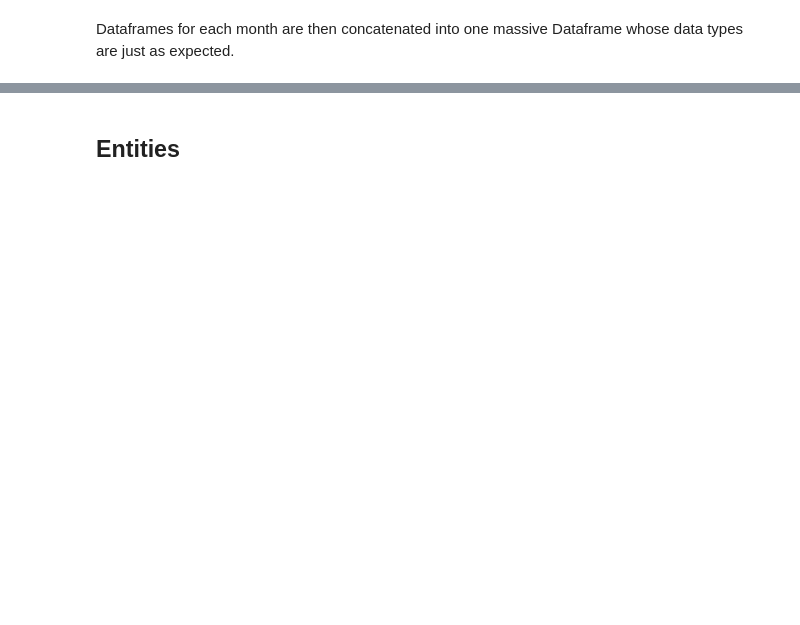
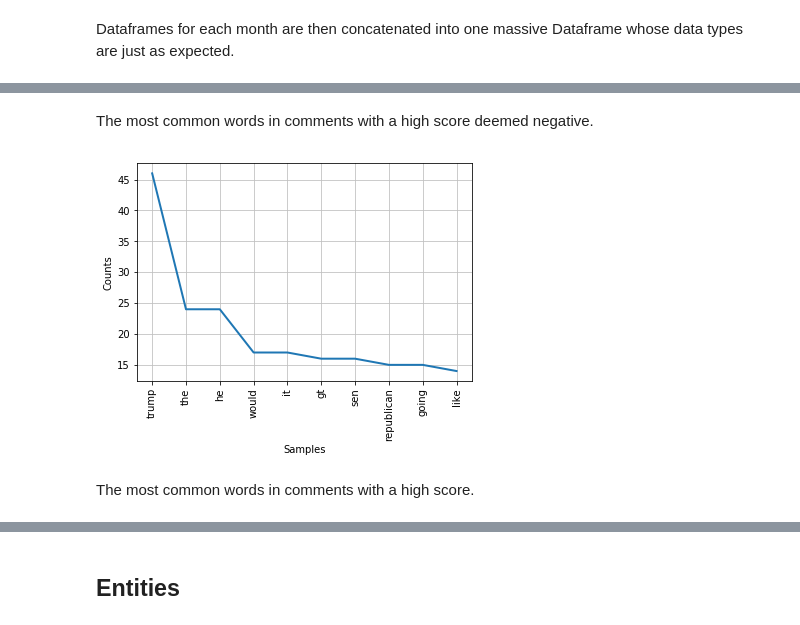
Before and after one commit to arthishow/Project, a Jupyter notebook: Final project.ipynb, the cells around one changed output, grey strips where cells are left out. Saved outputs shown, nothing was run; the diff lists cells and outputs as text; code cells hidden in the pictures; blank space fills up the shorter version.

```diff
--- a/Final project.ipynb
+++ b/Final project.ipynb
@@ -435,0 +298,8 @@ bad_only.most_common(10)
+# %% [markdown]
+The most common words in comments with a high score deemed negative.
+# %%
+nltk.FreqDist(dict(word_negative_high_score.most_common(10))).plot()
+# %% [output]
+[figure, added]
+# %% [markdown]
+The most common words in comments with a high score.
```
Also changed, not shown: parts of 69 cells of this notebook.
